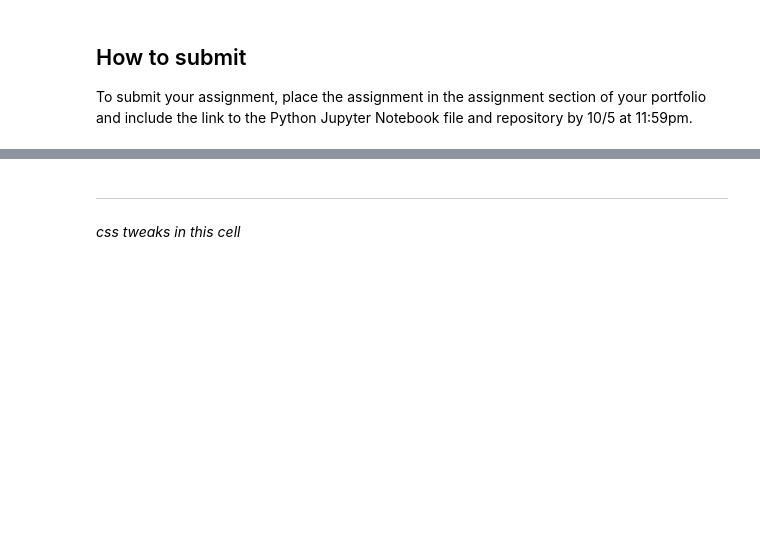
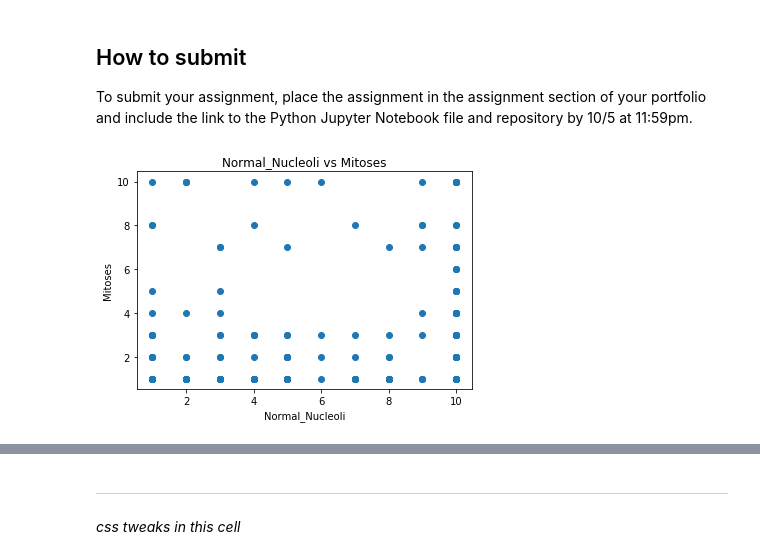
Before and after one commit to bsharvey/EMSEDataAnalytics, a Jupyter notebook: EMSE6992_Assignments/HW1.ipynb, the cells around one changed output, grey strips where cells are left out. Cells and saved outputs as stored; diff of their text form; code cells hidden in the pictures; blank space fills up the shorter version.

```diff
--- a/EMSE6992_Assignments/HW1.ipynb
+++ b/EMSE6992_Assignments/HW1.ipynb
@@ -88,0 +136,14 @@ Add examples of Pandas using data manipulation and plotting techniques against y
+# %%
+#Create a column called "class" and randomly add a "1", "2", or "3" for every row.
+#e.g.
+#featueA | Class
+#--- | ---
+#9 | 1
+#5 | 2
+#7 | 3
+#6 | 2
+#3 | 1
+#6 | 3
+
+df['randNumCol'] = np.random.randint(1, 4, df.shape[0])
+df['randNumCol'].head(15)
@@ -88,0 +167,7 @@ Add examples of Pandas using data manipulation and plotting techniques against y
+# %%
+#Show names of all columns and rename columns as necesary
+print(df.columns)
+print(df.index)
+
+df.rename(columns={df.columns[11]:'RandomClass'}, inplace=True)
+df.columns
@@ -88,0 +239,8 @@ Add examples of Pandas using data manipulation and plotting techniques against y
+# %%
+#Get rid of the junk numbering and missing values
+#df.Bare_Nuclei=df.Bare_Nuclei.map(lambda x: x.split('.')[-1])
+
+df.head()
+print ('Bare_Nuclei\t', df.Bare_Nuclei.unique())
+df['Bare_Nuclei'].replace('?', '5',inplace=True)
+print ('Bare_Nuclei\t', df.Bare_Nuclei.unique())
@@ -91,3 +264,19 @@ Add examples of Pandas using data manipulation and plotting techniques against y
 ## How to submit
 
 To submit your assignment, place the assignment in the assignment section of your portfolio and include the link to the Python Jupyter Notebook file and repository by 10/5 at 11:59pm.
+# %%
+#Create a plot that shows two columns (features) plotted against each other (e.g. A vs. B) Create a histogram of the dataset using a selected column (feature)
+import matplotlib.pyplot as plt
+from pylab import *
+
+#print(df.Bare_Nuclei)
+#print(df.Mitoses)
+fig=plt.figure()
+plt.scatter(df.Bare_Nuclei, df.Mitoses)
+axis = fig.gca() #get current axis
+axis.set_title('Normal_Nucleoli vs Mitoses')
+axis.set_xlabel('Normal_Nucleoli')
+axis.set_ylabel('Mitoses')
+fig
+# %% [output]
+[figure, added]
```
Also changed, not shown: parts of 32 cells of this notebook, 7 other files.
